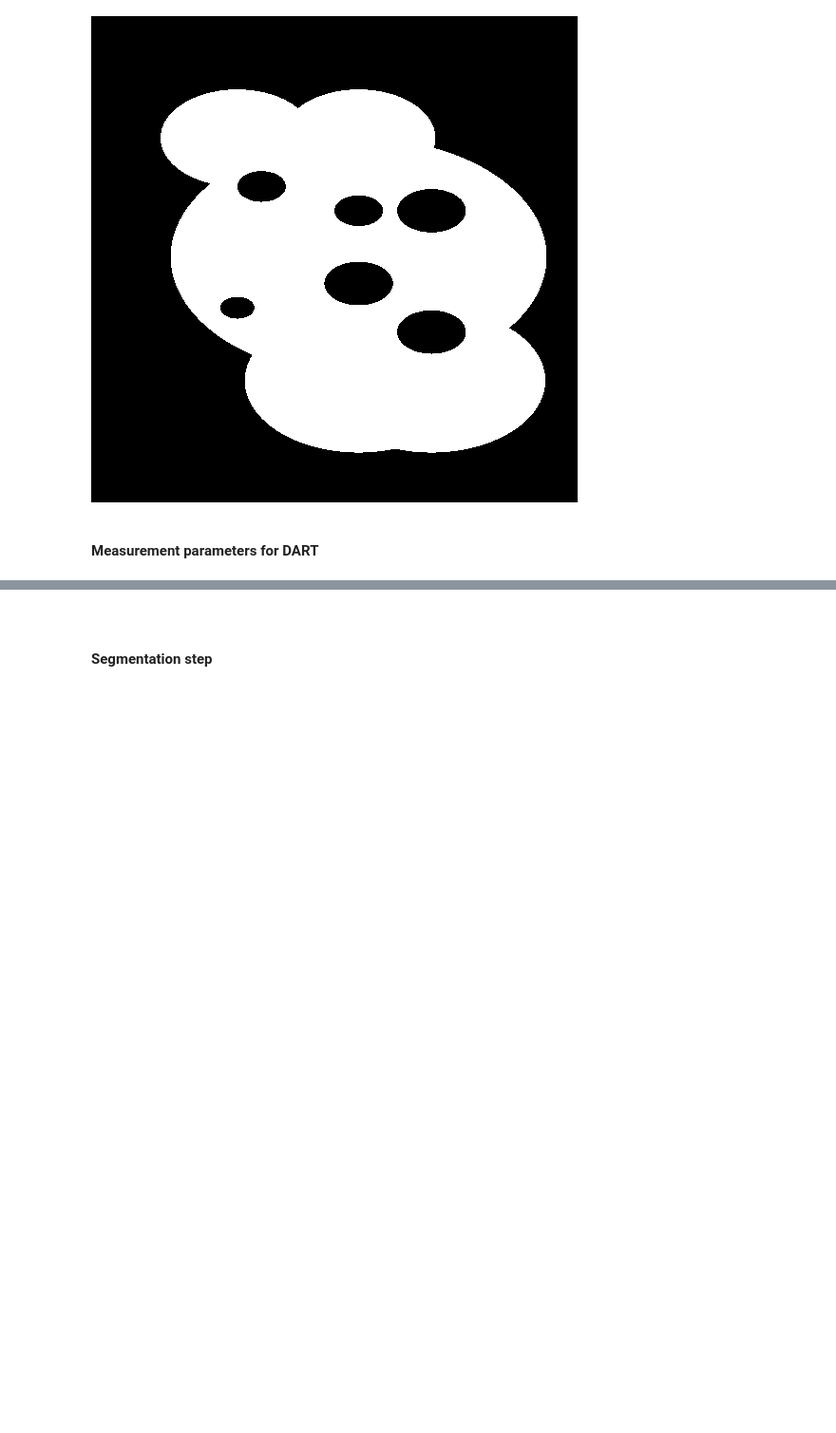
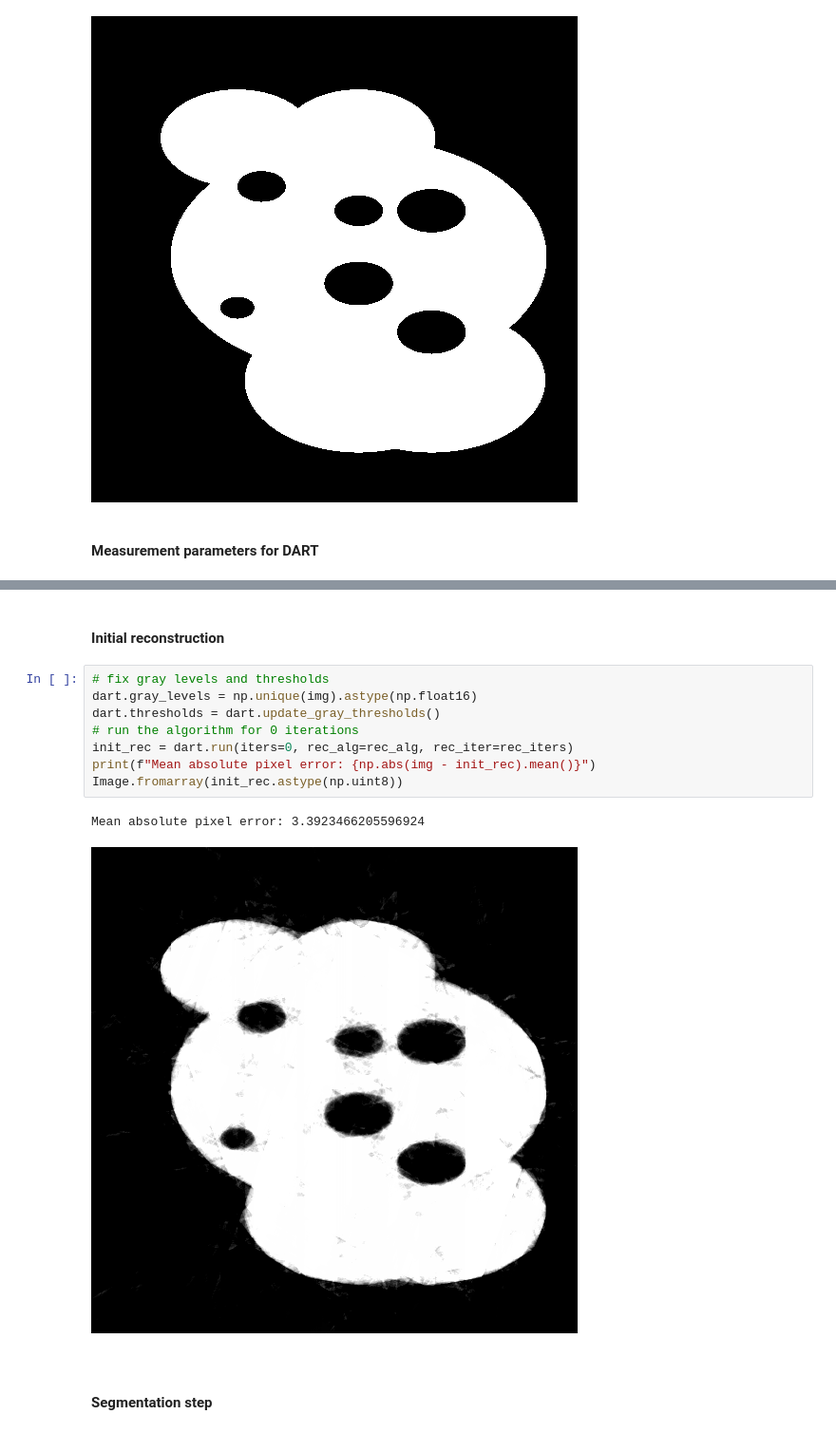
Before and after one commit to OhGreat/DART_python, a Jupyter notebook: notebook_examples/dart_steps_test.ipynb, the cells around one changed output, grey strips where cells are left out. Shown at 95% size. Saved outputs shown, nothing was run; the diff lists cells and outputs as text; blank space fills up the shorter version.

```diff
--- a/notebook_examples/dart_steps_test.ipynb
+++ b/notebook_examples/dart_steps_test.ipynb
@@ -71,6 +71,19 @@ proj_geom = astra.create_proj_geom('parallel', det_spacing,
 dart = DART(gray_levels=gray_lvls, p=p, rec_shape=img.shape,
         proj_geom=proj_geom, projector_id=projector_id,
         sinogram=sinogram)
+# %% [markdown]
+<h4>Initial reconstruction</h4>
+# %%
+# fix gray levels and thresholds
+dart.gray_levels = np.unique(img).astype(np.float16)
+dart.thresholds = dart.update_gray_thresholds()
+# run the algorithm for 0 iterations
+init_rec = dart.run(iters=0, rec_alg=rec_alg, rec_iter=rec_iters)
+print(f"Mean absolute pixel error: {np.abs(img - init_rec).mean()}")
+Image.fromarray(init_rec.astype(np.uint8))
+# %% [output]
+Mean absolute pixel error: 3.3923466205596924
+[figure, added]
 # %% [markdown]
 <br/>
 <h4>Segmentation step</h4>
```
Also changed, not shown: parts of 11 cells of this notebook, 43 other files.
